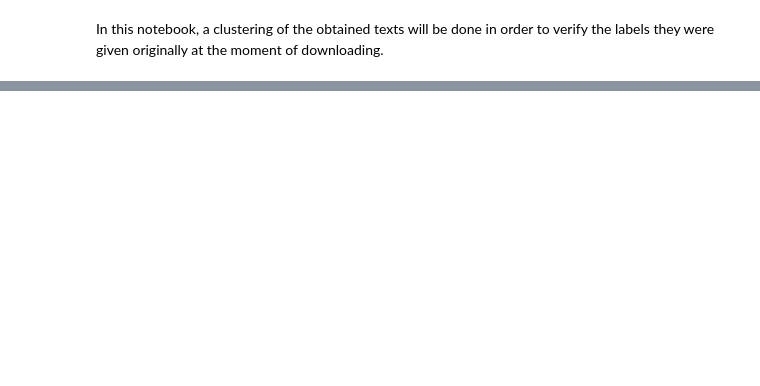
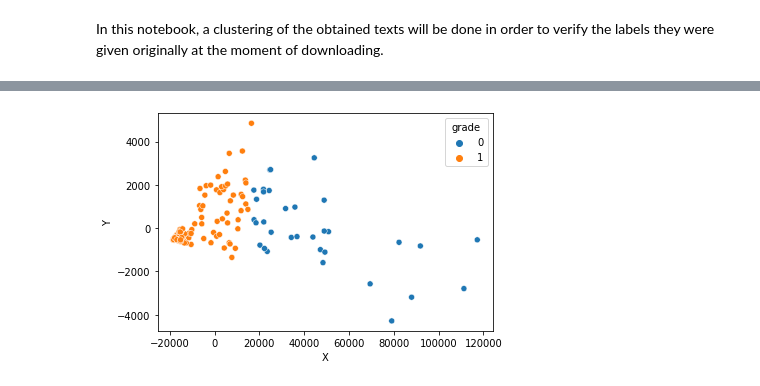
Before and after one commit to Hans03430/Tesis_Chatbot, a Jupyter notebook: notebook/modeling/Clustering.ipynb, the cells around one changed output, grey strips where cells are left out. Cells and saved outputs as stored; diff of their text form; code cells hidden in the pictures; blank space fills up the shorter version.

```diff
--- a/notebook/modeling/Clustering.ipynb
+++ b/notebook/modeling/Clustering.ipynb
@@ -40,0 +128,8 @@ X
+# %%
+clf = KMeans(n_clusters=2, random_state=43)
+clf.fit(X_all)
+cluster_labels = pd.DataFrame(clf.predict(X_all), columns=['grade'])
+sns.scatterplot(data=pd.concat([X_all_two_dim, cluster_labels], axis=1), x='X', y='Y', hue='grade')
+plt.show()
+# %% [output]
+[figure, added]
```
Also changed, not shown: parts of 20 cells of this notebook, 2 other files.
